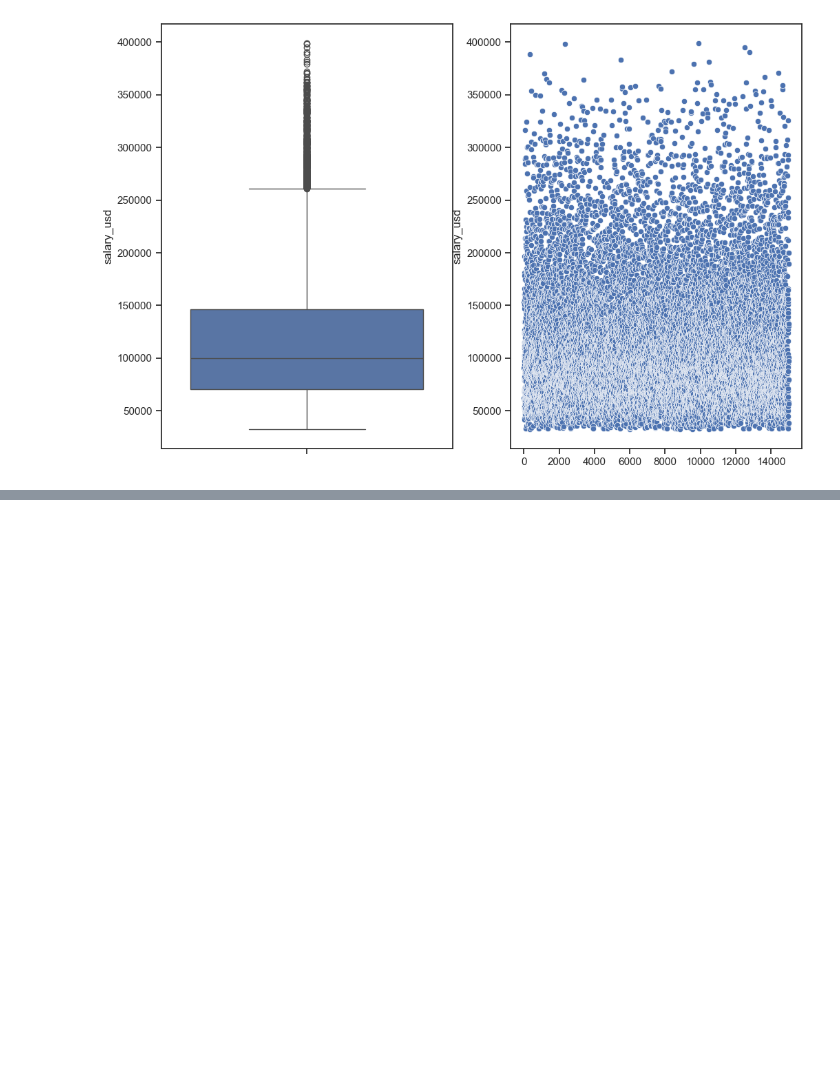
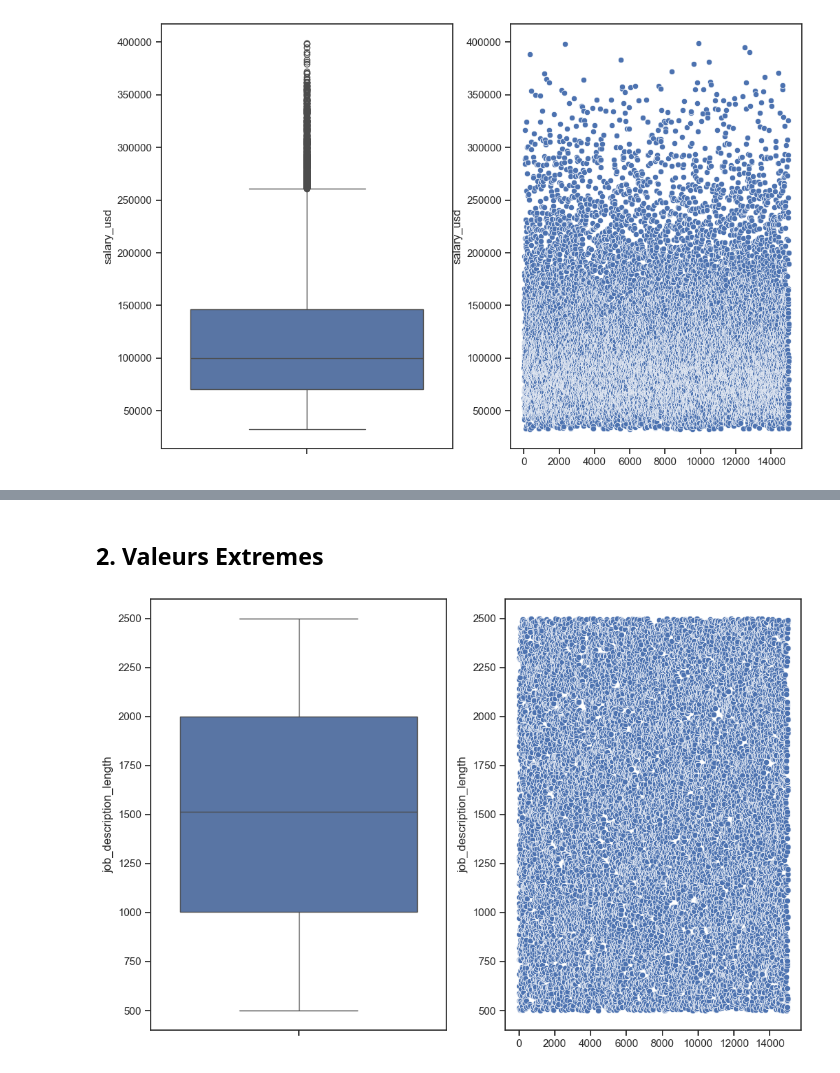
Before and after one commit to BrainCoder3/Vizualisation-Global-AI-Job-Market-Trends-Salary-Insights, a Jupyter notebook: notebooks/numerical_variables.ipynb, the cells around one changed output, grey strips where cells are left out. Saved outputs shown, nothing was run; the diff lists cells and outputs as text; code cells hidden in the pictures; blank space fills up the shorter version.

```diff
--- a/notebooks/numerical_variables.ipynb
+++ b/notebooks/numerical_variables.ipynb
@@ -52,0 +88,6 @@ plt.show()
+# %% [markdown]
+## 2. Valeurs Extremes
+# %%
+extremeValues('job_description_length')
+# %% [output]
+[figure, added]
```
Also changed, not shown: parts of 16 cells of this notebook.
